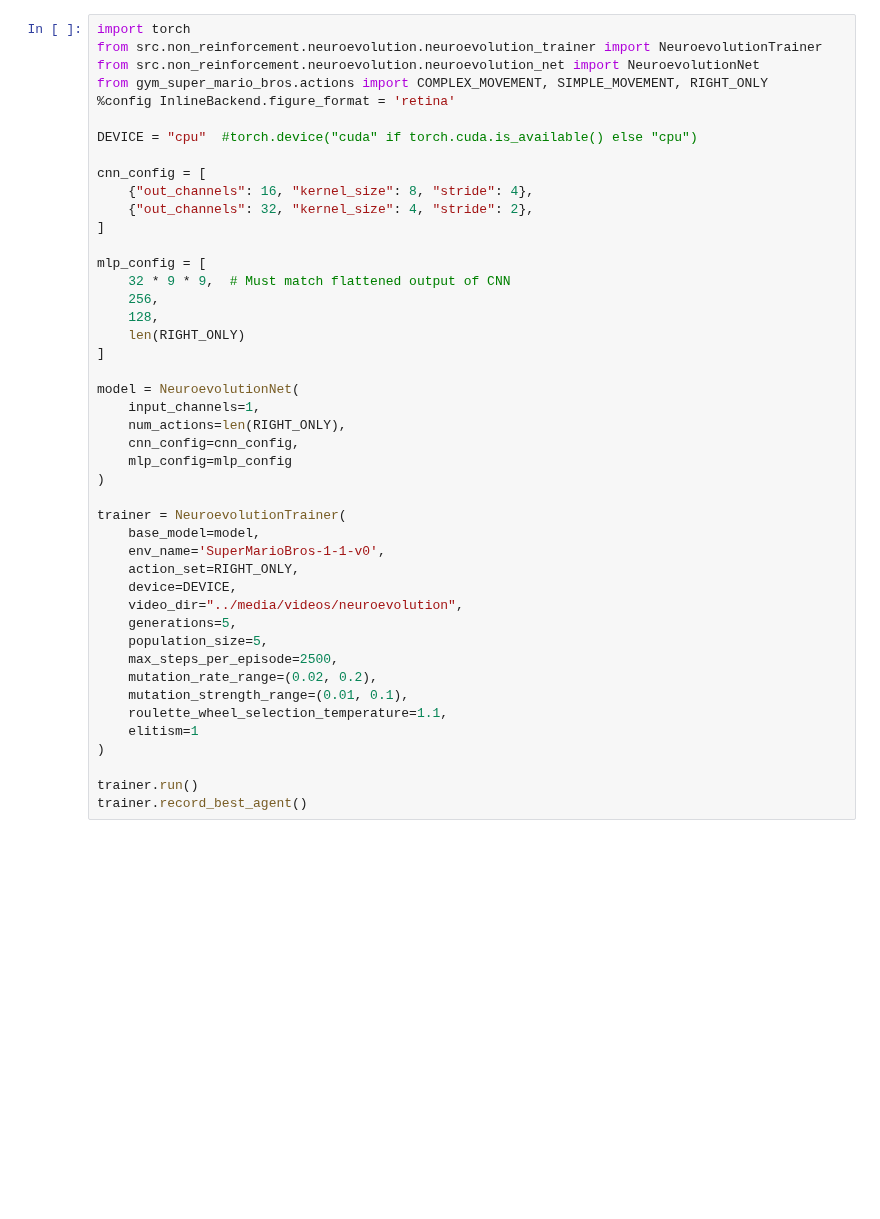
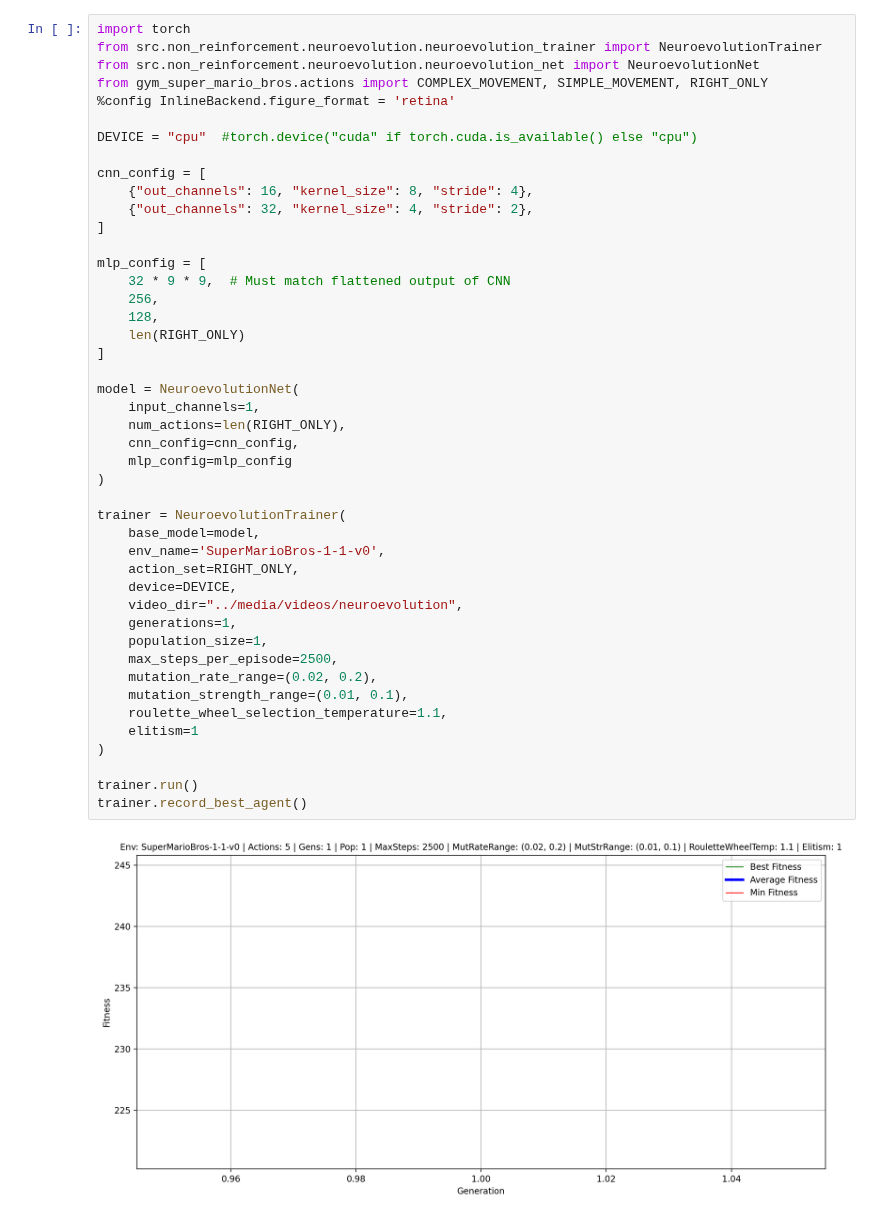
Before and after one commit to BjarneThomzik/SuperMarioReinforcementLearningProject, a Jupyter notebook: notebooks/neuroevolution.ipynb, the cells around one changed output. Cells and saved outputs as stored; diff of their text form; blank space fills up the shorter version.

```diff
--- a/notebooks/neuroevolution.ipynb
+++ b/notebooks/neuroevolution.ipynb
@@ -34,32 +35,34 @@ cnn_config = [
 
 mlp_config = [
     32 * 9 * 9,  # Must match flattened output of CNN
     256,
     128,
     len(RIGHT_ONLY)
 ]
 
 model = NeuroevolutionNet(
     input_channels=1,
     num_actions=len(RIGHT_ONLY),
     cnn_config=cnn_config,
     mlp_config=mlp_config
 )
 
 trainer = NeuroevolutionTrainer(
     base_model=model,
     env_name='SuperMarioBros-1-1-v0',
     action_set=RIGHT_ONLY,
     device=DEVICE,
     video_dir="../media/videos/neuroevolution",
-    generations=5,
-    population_size=5,
+    generations=1,
+    population_size=1,
     max_steps_per_episode=2500,
     mutation_rate_range=(0.02, 0.2),
     mutation_strength_range=(0.01, 0.1),
     roulette_wheel_selection_temperature=1.1,
     elitism=1
 )
 
 trainer.run()
 trainer.record_best_agent()
+# %% [output]
+[figure, added]
```
Also changed, not shown: parts of 2 cells of this notebook, 3 other files.
